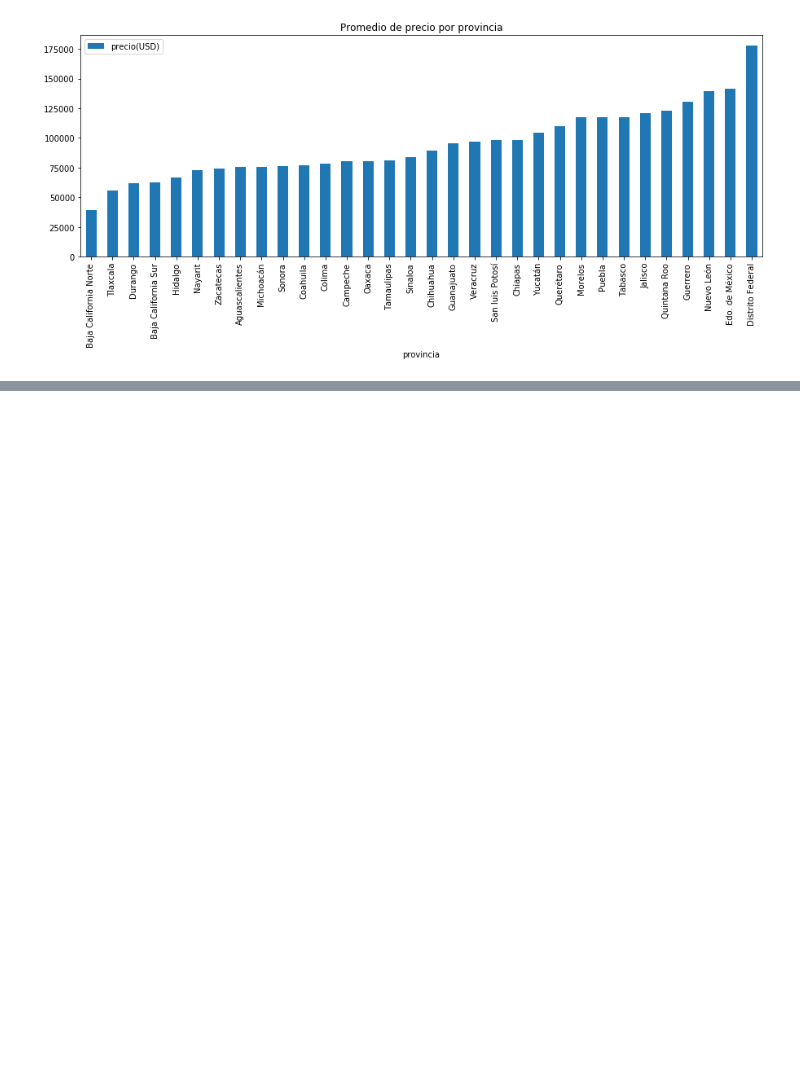
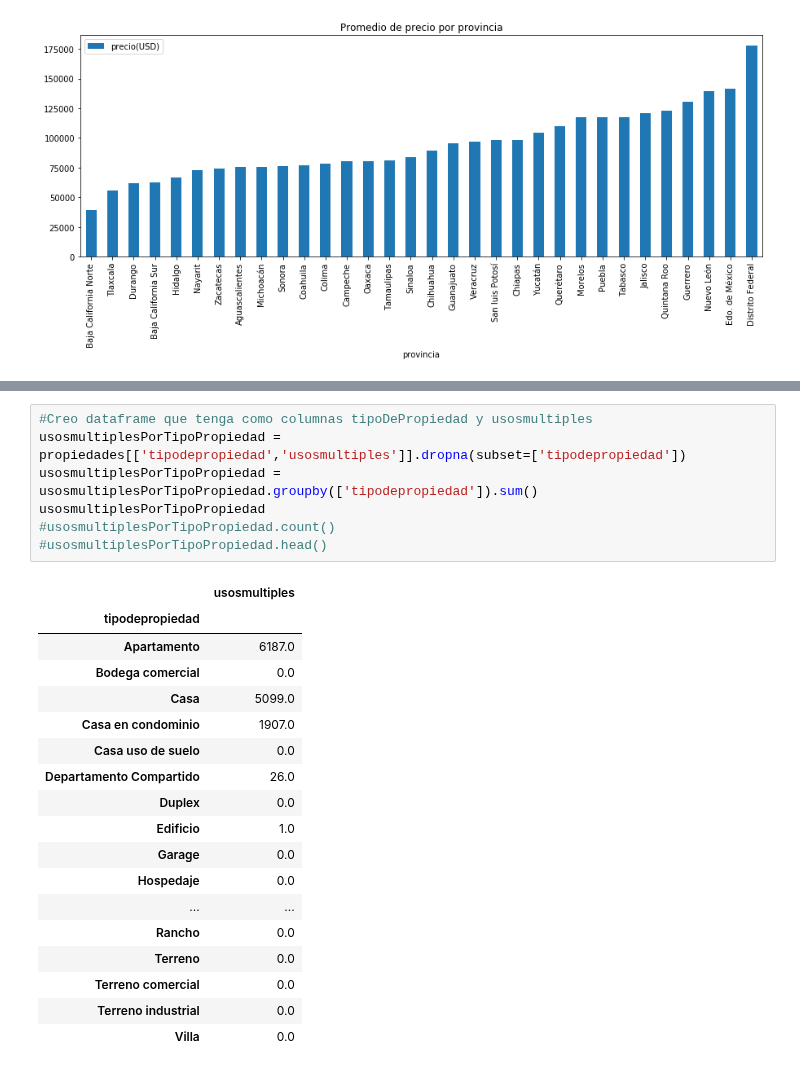
Before and after one commit to JuanCruzCastroLopez/tp1-zonajobs-analysis, a Jupyter notebook: zonajobs-analysis.ipynb, the cells around one changed output, grey strips where cells are left out. Drawn from its saved outputs; the diff is of its cells as text; blank space fills up the shorter version.

```diff
--- a/zonajobs-analysis.ipynb
+++ b/zonajobs-analysis.ipynb
@@ -150,0 +196,26 @@ precioPorProvincia.plot(kind='bar', figsize=(15, 5), rot=90,
+# %%
+#Creo dataframe que tenga como columnas tipoDePropiedad y usosmultiples
+usosmultiplesPorTipoPropiedad = propiedades[['tipodepropiedad','usosmultiples']].dropna(subset=['tipodepropiedad'])
+usosmultiplesPorTipoPropiedad = usosmultiplesPorTipoPropiedad.groupby(['tipodepropiedad']).sum()
+usosmultiplesPorTipoPropiedad
+#usosmultiplesPorTipoPropiedad.count()
+#usosmultiplesPorTipoPropiedad.head()
+# %% [output]
+|  | usosmultiples |
+| tipodepropiedad |  |
+| Apartamento | 6187.0 |
+| Bodega comercial | 0.0 |
+| Casa | 5099.0 |
+| Casa en condominio | 1907.0 |
+| Casa uso de suelo | 0.0 |
+| Departamento Compartido | 26.0 |
+| Duplex | 0.0 |
+| Edificio | 1.0 |
+| Garage | 0.0 |
+| Hospedaje | 0.0 |
+| ... | ... |
+| Rancho | 0.0 |
+| Terreno | 0.0 |
+| Terreno comercial | 0.0 |
+| Terreno industrial | 0.0 |
+| Villa | 0.0 |
```
Also changed, not shown: parts of 12 cells of this notebook.
